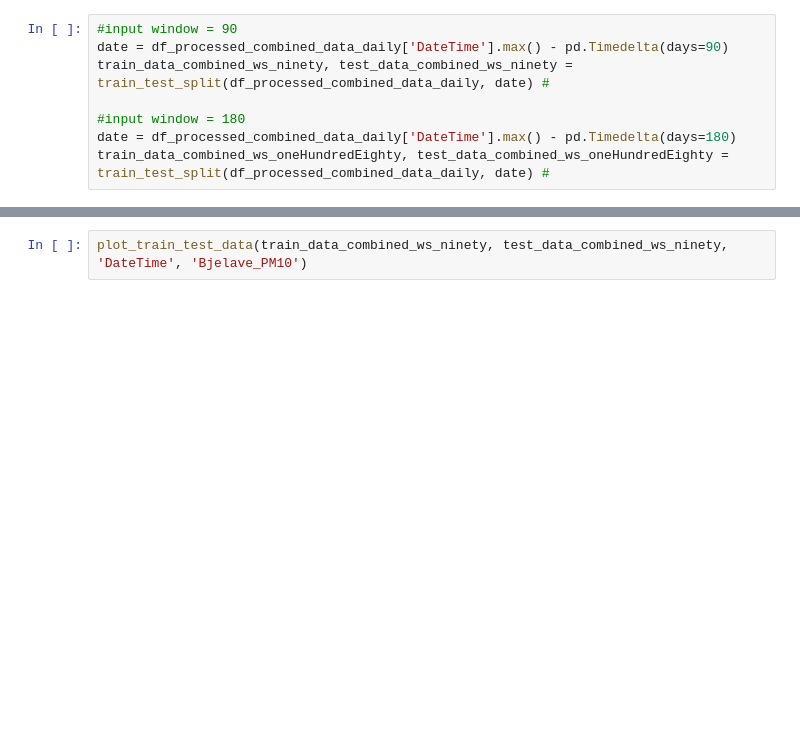
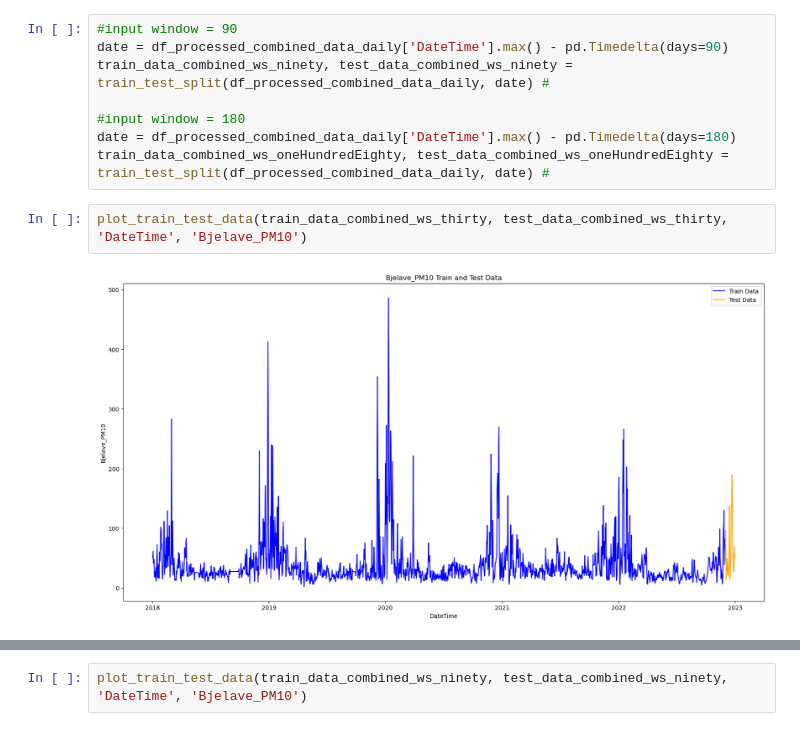
Before and after one commit to amit24af/SHAPforTSprediction, a Jupyter notebook: sample.ipynb, the cells around one changed output, grey strips where cells are left out. Drawn from its saved outputs; the diff is of its cells as text; blank space fills up the shorter version.

```diff
--- a/sample.ipynb
+++ b/sample.ipynb
@@ -130,3 +144,7 @@ train_data_combined_ws_ninety, test_data_combined_ws_ninety = train_test_split(d
 #input window = 180
 date = df_processed_combined_data_daily['DateTime'].max() - pd.Timedelta(days=180)
 train_data_combined_ws_oneHundredEighty, test_data_combined_ws_oneHundredEighty = train_test_split(df_processed_combined_data_daily, date) #
+# %%
+plot_train_test_data(train_data_combined_ws_thirty, test_data_combined_ws_thirty, 'DateTime', 'Bjelave_PM10')
+# %% [output]
+[figure, added]
```
Also changed, not shown: parts of 64 cells of this notebook.
